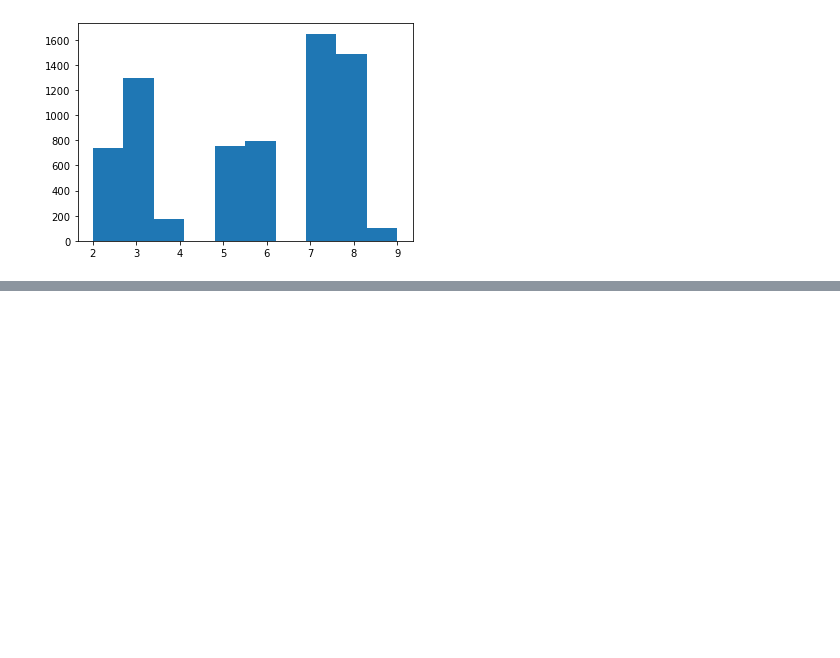
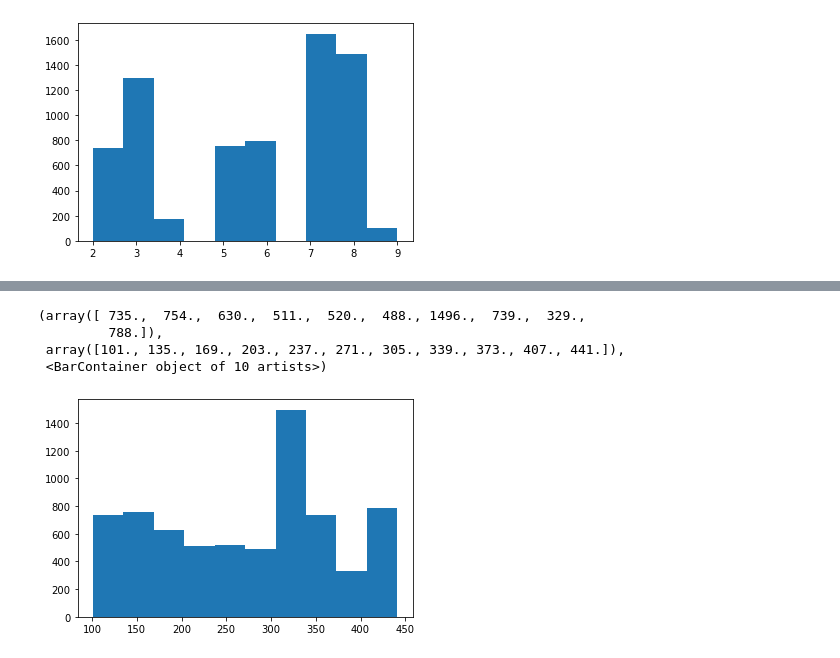
Before and after one commit to akannan05/ges24, a Jupyter notebook: Aggregate Stats Sampling.ipynb, the cells around one changed output, grey strips where cells are left out. Saved outputs shown, nothing was run; the diff lists cells and outputs as text; code cells hidden in the pictures; blank space fills up the shorter version.

```diff
--- a/Aggregate Stats Sampling.ipynb
+++ b/Aggregate Stats Sampling.ipynb
@@ -102,0 +111,8 @@ plt.hist(df_cust['age'])
+# %%
+plt.hist(df_cust['city'])
+# %% [output]
+(array([ 735.,  754.,  630.,  511.,  520.,  488., 1496.,  739.,  329.,
+         788.]),
+ array([101., 135., 169., 203., 237., 271., 305., 339., 373., 407., 441.]),
+ <BarContainer object of 10 artists>)
+[figure, added]
```
Also changed, not shown: parts of 3 cells of this notebook.
